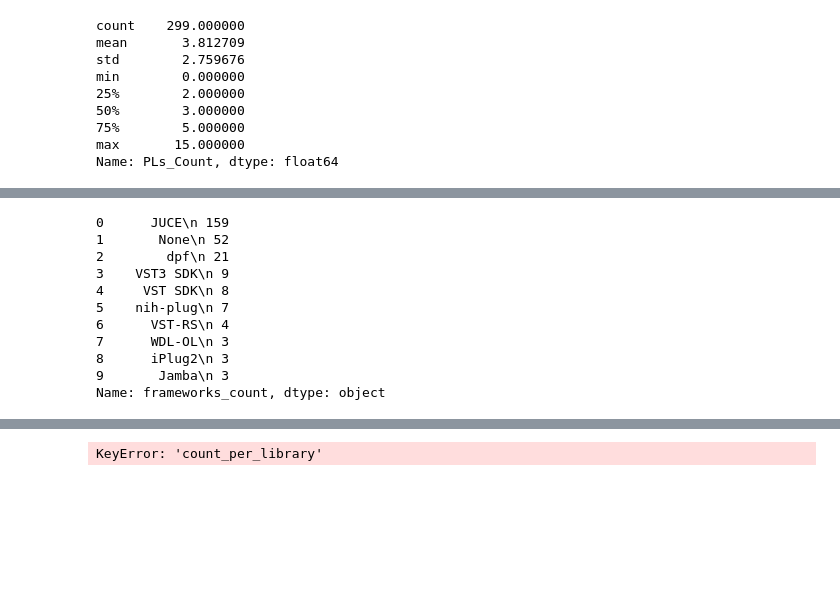
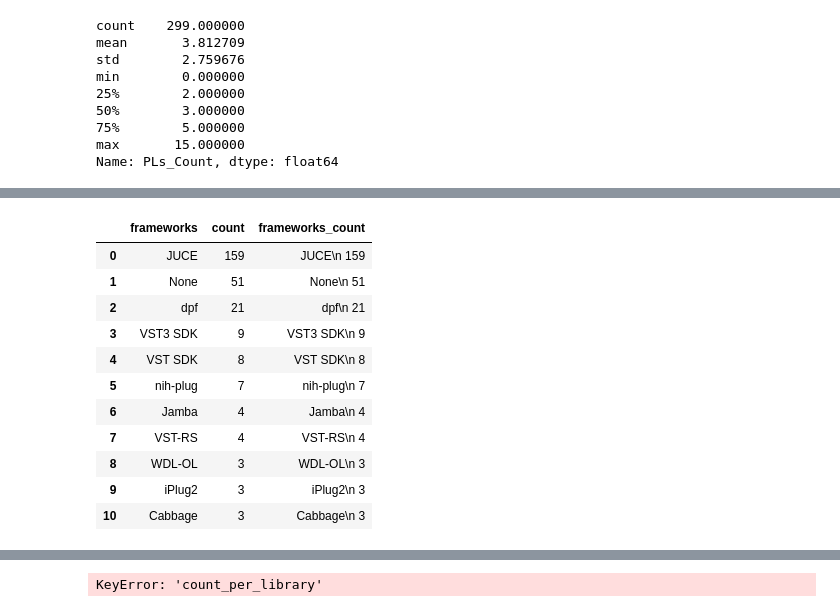
Before and after one commit to iivanoo/VST-plugins-replication-package, a Jupyter notebook: Quantitative analysis/rq2.ipynb, the cells around one changed output, grey strips where cells are left out. Cells and saved outputs as stored; diff of their text form; code cells hidden in the pictures; blank space fills up the shorter version.

```diff
--- a/Quantitative analysis/rq2.ipynb
+++ b/Quantitative analysis/rq2.ipynb
@@ -403,17 +402,18 @@ plt.show()
 # %%
-frameworks_count['frameworks_count']
+frameworks_count
 # %% [output]
-0      JUCE\n 159
-1       None\n 52
-2        dpf\n 21
-3    VST3 SDK\n 9
-4     VST SDK\n 8
-5    nih-plug\n 7
-6      VST-RS\n 4
-7      WDL-OL\n 3
-8      iPlug2\n 3
-9       Jamba\n 3
-Name: frameworks_count, dtype: object
+|  | frameworks | count | frameworks_count |
+| 0 | JUCE | 159 | JUCE\n 159 |
+| 1 | None | 51 | None\n 51 |
+| 2 | dpf | 21 | dpf\n 21 |
+| 3 | VST3 SDK | 9 | VST3 SDK\n 9 |
+| 4 | VST SDK | 8 | VST SDK\n 8 |
+| 5 | nih-plug | 7 | nih-plug\n 7 |
+| 6 | Jamba | 4 | Jamba\n 4 |
+| 7 | VST-RS | 4 | VST-RS\n 4 |
+| 8 | WDL-OL | 3 | WDL-OL\n 3 |
+| 9 | iPlug2 | 3 | iPlug2\n 3 |
+| 10 | Cabbage | 3 | Cabbage\n 3 |
 # %%
 df_repos.head()
 # %% [output]
```
Also changed, not shown: parts of 10 cells of this notebook.
